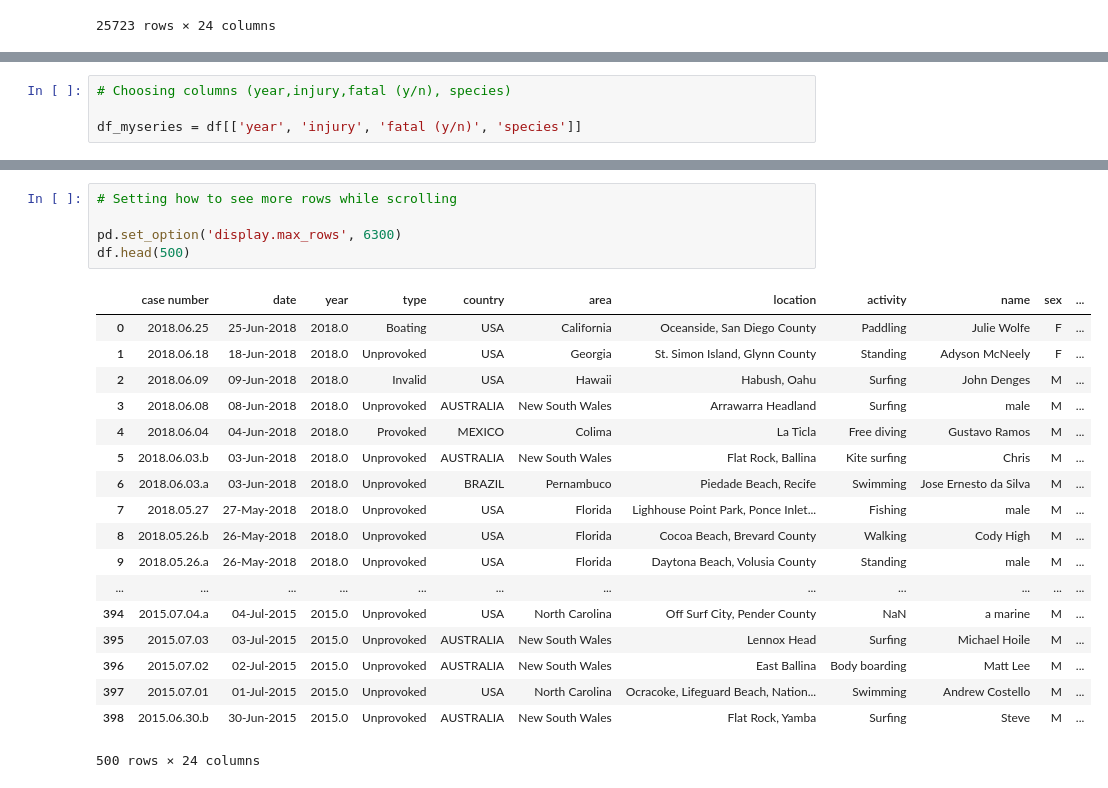
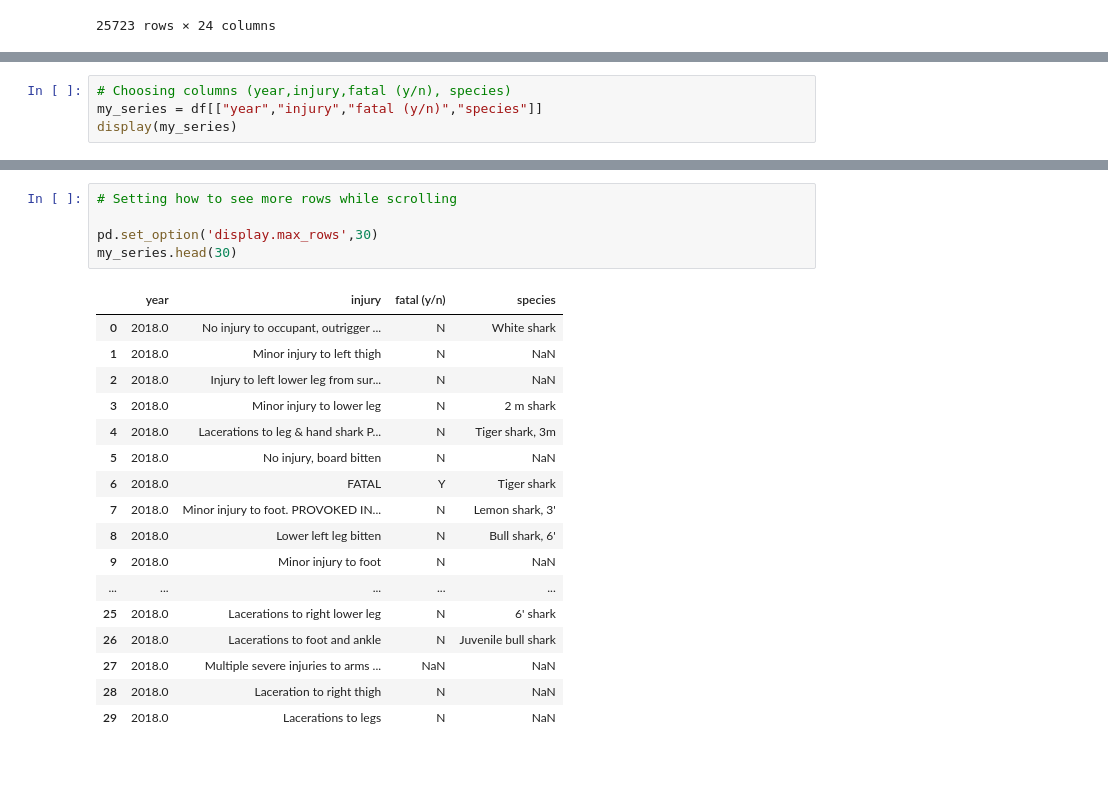
Before and after one commit to PaulaNuno/panda-sharks-attack, a Jupyter notebook: clean.ipynb, the cells around one changed output, grey strips where cells are left out. Cells and saved outputs as stored; diff of their text form.

```diff
--- a/clean.ipynb
+++ b/clean.ipynb
@@ -55,4 +82,4 @@ display(df)
 # %%
 # Choosing columns (year,injury,fatal (y/n), species)
-
-df_myseries = df[['year', 'injury', 'fatal (y/n)', 'species']]
+my_series = df[["year","injury","fatal (y/n)","species"]]
+display(my_series)
@@ -59,24 +100,23 @@ df_myseries = df[['year', 'injury', 'fatal (y/n)', 'species']]
 # %%
 # Setting how to see more rows while scrolling
 
-pd.set_option('display.max_rows', 6300)
-df.head(500)
+pd.set_option('display.max_rows',30)
+my_series.head(30)
 # %% [output]
-|  | case number | date | year | type | country | area | location | activity | name | sex | ... |
-| 0 | 2018.06.25 | 25-Jun-2018 | 2018.0 | Boating | USA | California | Oceanside, San Diego County | Paddling | Julie Wolfe | F | ... |
-| 1 | 2018.06.18 | 18-Jun-2018 | 2018.0 | Unprovoked | USA | Georgia | St. Simon Island, Glynn County | Standing | Adyson McNeely | F | ... |
-| 2 | 2018.06.09 | 09-Jun-2018 | 2018.0 | Invalid | USA | Hawaii | Habush, Oahu | Surfing | John Denges | M | ... |
-| 3 | 2018.06.08 | 08-Jun-2018 | 2018.0 | Unprovoked | AUSTRALIA | New South Wales | Arrawarra Headland | Surfing | male | M | ... |
-| 4 | 2018.06.04 | 04-Jun-2018 | 2018.0 | Provoked | MEXICO | Colima | La Ticla | Free diving | Gustavo Ramos | M | ... |
-| 5 | 2018.06.03.b | 03-Jun-2018 | 2018.0 | Unprovoked | AUSTRALIA | New South Wales | Flat Rock, Ballina | Kite surfing | Chris | M | ... |
-| 6 | 2018.06.03.a | 03-Jun-2018 | 2018.0 | Unprovoked | BRAZIL | Pernambuco | Piedade Beach, Recife | Swimming | Jose Ernesto da Silva | M | ... |
-| 7 | 2018.05.27 | 27-May-2018 | 2018.0 | Unprovoked | USA | Florida | Lighhouse Point Park, Ponce Inlet... | Fishing | male | M | ... |
-| 8 | 2018.05.26.b | 26-May-2018 | 2018.0 | Unprovoked | USA | Florida | Cocoa Beach, Brevard County | Walking | Cody High | M | ... |
-| 9 | 2018.05.26.a | 26-May-2018 | 2018.0 | Unprovoked | USA | Florida | Daytona Beach, Volusia County | Standing | male | M | ... |
-| ... | ... | ... | ... | ... | ... | ... | ... | ... | ... | ... | ... |
-| 394 | 2015.07.04.a | 04-Jul-2015 | 2015.0 | Unprovoked | USA | North Carolina | Off Surf City, Pender County | NaN | a marine | M | ... |
-| 395 | 2015.07.03 | 03-Jul-2015 | 2015.0 | Unprovoked | AUSTRALIA | New South Wales | Lennox Head | Surfing | Michael Hoile | M | ... |
-| 396 | 2015.07.02 | 02-Jul-2015 | 2015.0 | Unprovoked | AUSTRALIA | New South Wales | East Ballina | Body boarding | Matt Lee | M | ... |
-| 397 | 2015.07.01 | 01-Jul-2015 | 2015.0 | Unprovoked | USA | North Carolina | Ocracoke, Lifeguard Beach, Nation... | Swimming | Andrew Costello | M | ... |
-| 398 | 2015.06.30.b | 30-Jun-2015 | 2015.0 | Unprovoked | AUSTRALIA | New South Wales | Flat Rock, Yamba | Surfing | Steve | M | ... |
+|  | year | injury | fatal (y/n) | species |
+| 0 | 2018.0 | No injury to occupant, outrigger ... | N | White shark |
+| 1 | 2018.0 | Minor injury to left thigh | N | NaN |
+| 2 | 2018.0 | Injury to left lower leg from sur... | N | NaN |
+| 3 | 2018.0 | Minor injury to lower leg | N | 2 m shark |
+| 4 | 2018.0 | Lacerations to leg & hand shark P... | N | Tiger shark, 3m |
+| 5 | 2018.0 | No injury, board bitten | N | NaN |
+| 6 | 2018.0 | FATAL | Y | Tiger shark |
+| 7 | 2018.0 | Minor injury to foot. PROVOKED IN... | N | Lemon shark, 3' |
+| 8 | 2018.0 | Lower left leg bitten | N | Bull shark, 6' |
+| 9 | 2018.0 | Minor injury to foot | N | NaN |
+| ... | ... | ... | ... | ... |
+| 25 | 2018.0 | Lacerations to right lower leg | N | 6' shark |
+| 26 | 2018.0 | Lacerations to foot and ankle | N | Juvenile bull shark |
+| 27 | 2018.0 | Multiple severe injuries to arms ... | NaN | NaN |
+| 28 | 2018.0 | Laceration to right thigh | N | NaN |
+| 29 | 2018.0 | Lacerations to legs | N | NaN |
-500 rows × 24 columns
```
Also changed, not shown: parts of 11 cells of this notebook.
